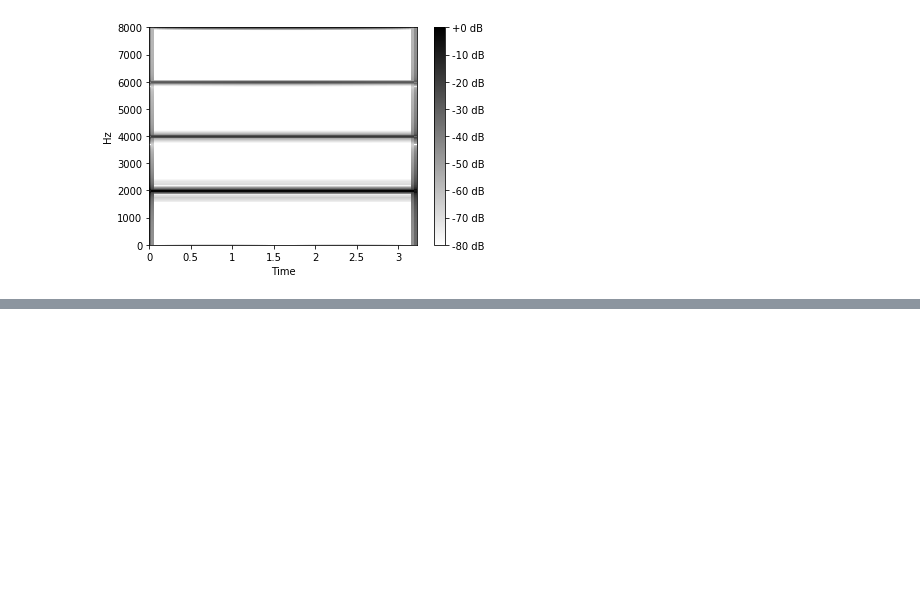
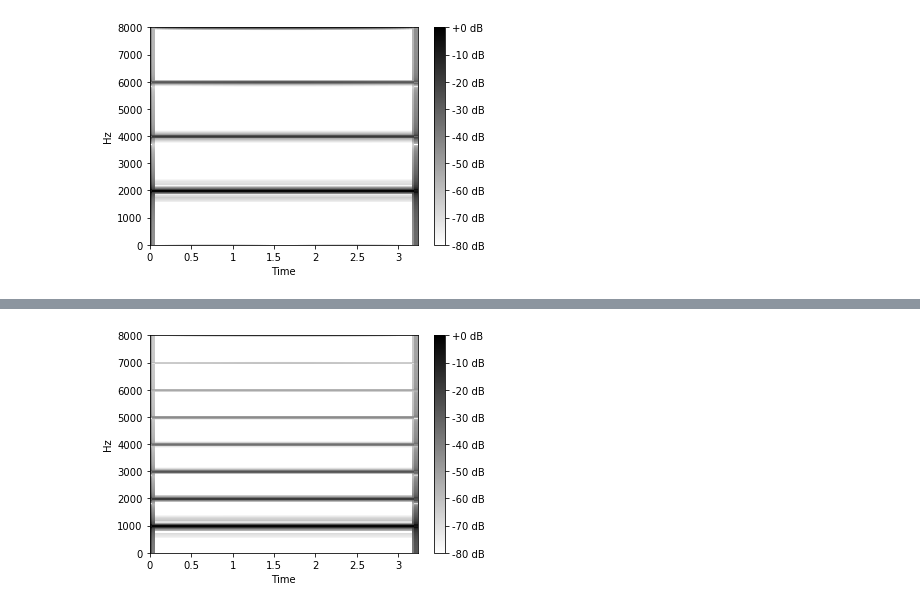
Before and after one commit to aagnone3/audio-sigproc-playground, a Jupyter notebook: f0_estimation.ipynb, the cells around one changed output, grey strips where cells are left out. Cells and saved outputs as stored; diff of their text form; code cells hidden in the pictures; blank space fills up the shorter version.

```diff
--- a/f0_estimation.ipynb
+++ b/f0_estimation.ipynb
@@ -120,3 +122,9 @@ ipd.Audio(x, rate=sr)
 # %% [output]
 [interactive output not drawn]
 [figure]
+# %%
+x = harmonized_tone(f, t)
+
+plot_spec(x, sr=sr)
+ipd.Audio(x, rate=sr)
+# %% [output]
@@ -122,0 +132 @@ ipd.Audio(x, rate=sr)
+[figure, added]
```
Also changed, not shown: parts of 9 cells of this notebook.
